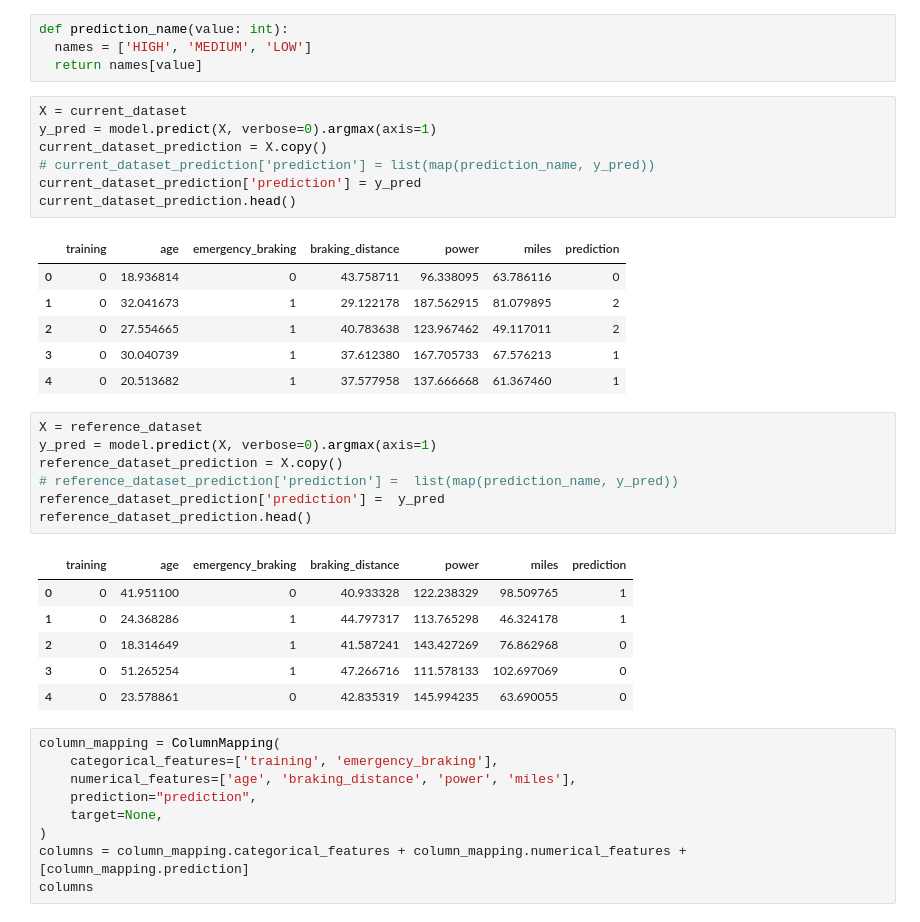
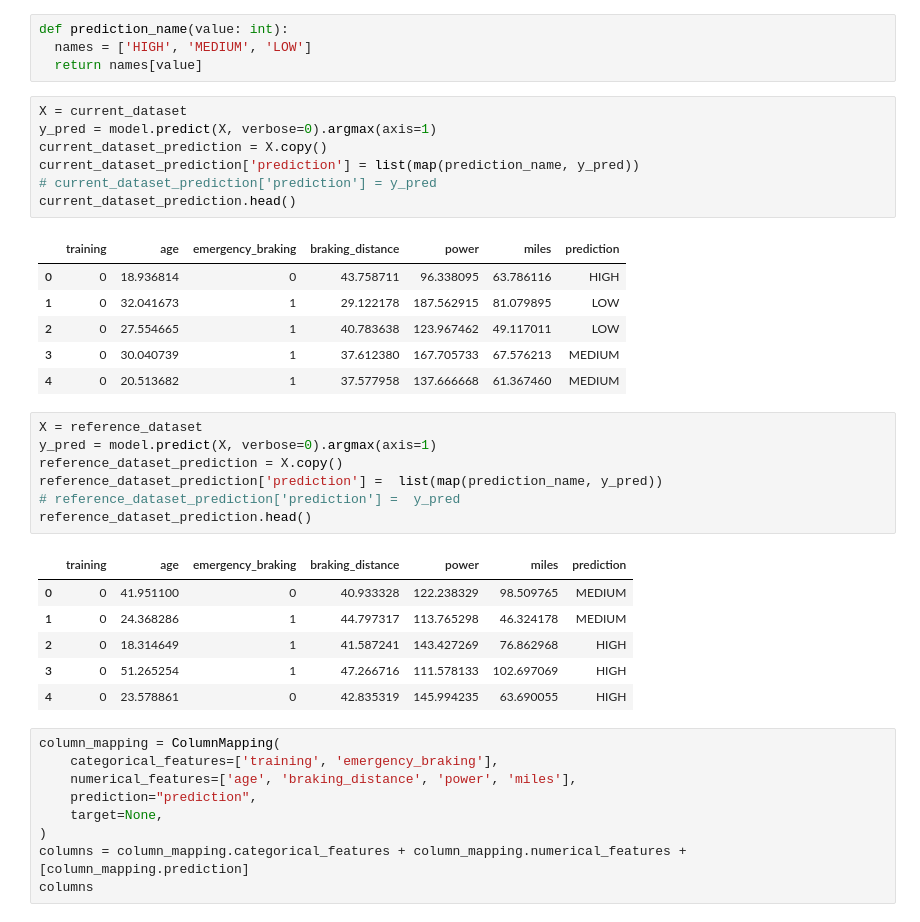
Before and after one commit to DJCordhose/mlops-drift, a Jupyter notebook: notebooks/drift.ipynb, the cells around one changed output. Drawn from its saved outputs; the diff is of its cells as text.

```diff
--- a/notebooks/drift.ipynb
+++ b/notebooks/drift.ipynb
@@ -167,31 +167,31 @@ def prediction_name(value: int):
 # %%
 X = current_dataset
 y_pred = model.predict(X, verbose=0).argmax(axis=1)
 current_dataset_prediction = X.copy()
-# current_dataset_prediction['prediction'] = list(map(prediction_name, y_pred))
-current_dataset_prediction['prediction'] = y_pred
+current_dataset_prediction['prediction'] = list(map(prediction_name, y_pred))
+# current_dataset_prediction['prediction'] = y_pred
 current_dataset_prediction.head()
 # %% [output]
 |  | training | age | emergency_braking | braking_distance | power | miles | prediction |
-| 0 | 0 | 18.936814 | 0 | 43.758711 | 96.338095 | 63.786116 | 0 |
-| 1 | 0 | 32.041673 | 1 | 29.122178 | 187.562915 | 81.079895 | 2 |
-| 2 | 0 | 27.554665 | 1 | 40.783638 | 123.967462 | 49.117011 | 2 |
-| 3 | 0 | 30.040739 | 1 | 37.612380 | 167.705733 | 67.576213 | 1 |
-| 4 | 0 | 20.513682 | 1 | 37.577958 | 137.666668 | 61.367460 | 1 |
+| 0 | 0 | 18.936814 | 0 | 43.758711 | 96.338095 | 63.786116 | HIGH |
+| 1 | 0 | 32.041673 | 1 | 29.122178 | 187.562915 | 81.079895 | LOW |
+| 2 | 0 | 27.554665 | 1 | 40.783638 | 123.967462 | 49.117011 | LOW |
+| 3 | 0 | 30.040739 | 1 | 37.612380 | 167.705733 | 67.576213 | MEDIUM |
+| 4 | 0 | 20.513682 | 1 | 37.577958 | 137.666668 | 61.367460 | MEDIUM |
 # %%
 X = reference_dataset
 y_pred = model.predict(X, verbose=0).argmax(axis=1)
 reference_dataset_prediction = X.copy()
-# reference_dataset_prediction['prediction'] =  list(map(prediction_name, y_pred))
-reference_dataset_prediction['prediction'] =  y_pred
+reference_dataset_prediction['prediction'] =  list(map(prediction_name, y_pred))
+# reference_dataset_prediction['prediction'] =  y_pred
 reference_dataset_prediction.head()
 # %% [output]
 |  | training | age | emergency_braking | braking_distance | power | miles | prediction |
-| 0 | 0 | 41.951100 | 0 | 40.933328 | 122.238329 | 98.509765 | 1 |
-| 1 | 0 | 24.368286 | 1 | 44.797317 | 113.765298 | 46.324178 | 1 |
-| 2 | 0 | 18.314649 | 1 | 41.587241 | 143.427269 | 76.862968 | 0 |
-| 3 | 0 | 51.265254 | 1 | 47.266716 | 111.578133 | 102.697069 | 0 |
-| 4 | 0 | 23.578861 | 0 | 42.835319 | 145.994235 | 63.690055 | 0 |
+| 0 | 0 | 41.951100 | 0 | 40.933328 | 122.238329 | 98.509765 | MEDIUM |
+| 1 | 0 | 24.368286 | 1 | 44.797317 | 113.765298 | 46.324178 | MEDIUM |
+| 2 | 0 | 18.314649 | 1 | 41.587241 | 143.427269 | 76.862968 | HIGH |
+| 3 | 0 | 51.265254 | 1 | 47.266716 | 111.578133 | 102.697069 | HIGH |
+| 4 | 0 | 23.578861 | 0 | 42.835319 | 145.994235 | 63.690055 | HIGH |
 # %%
 column_mapping = ColumnMapping(
     categorical_features=['training', 'emergency_braking'],
```
Also changed, not shown: parts of 2 cells of this notebook.
